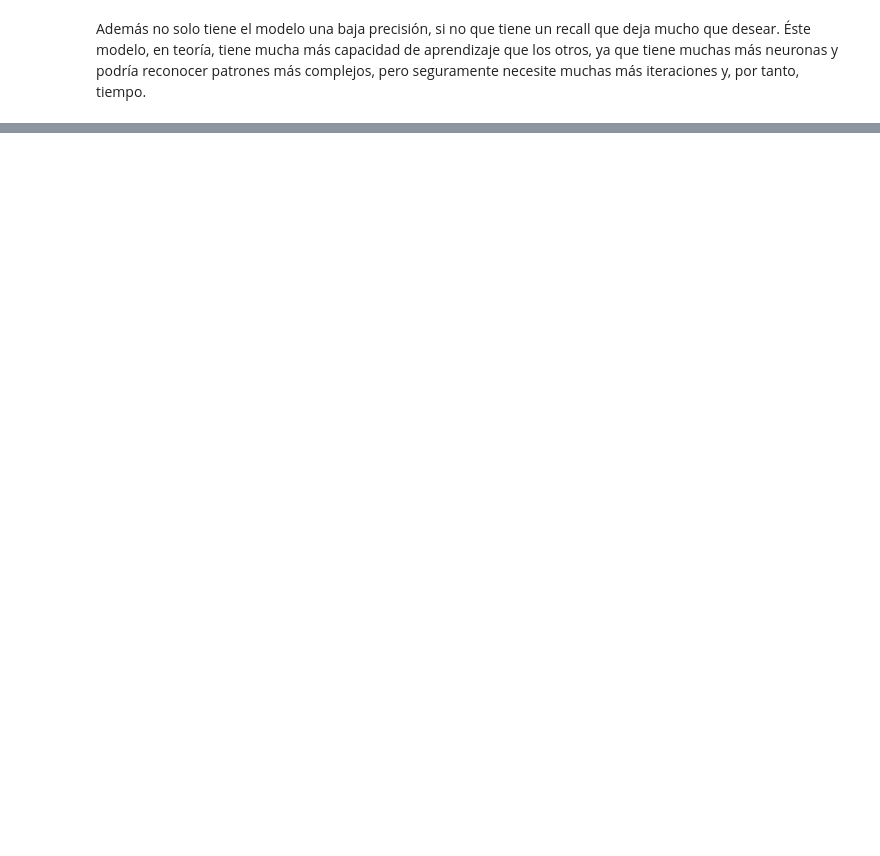
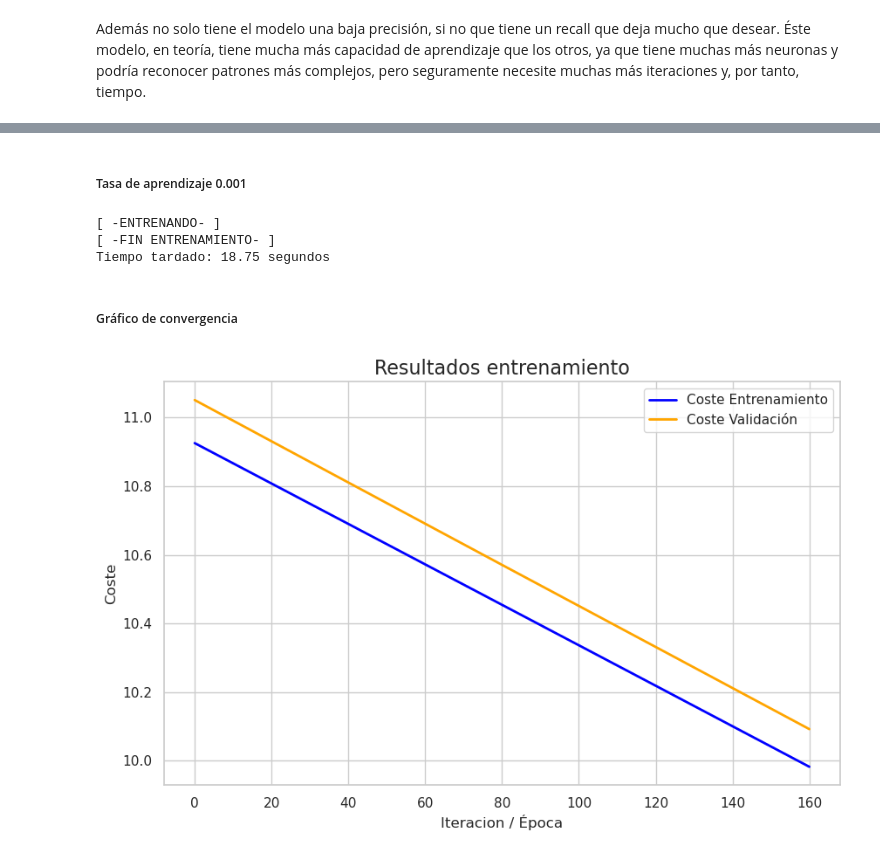
Before and after one commit to Val2a/trabajo-ia, a Jupyter notebook: RedesNeuronales.ipynb, the cells around one changed output, grey strips where cells are left out. Saved outputs shown, nothing was run; the diff lists cells and outputs as text; code cells hidden in the pictures; blank space fills up the shorter version.

Commit message:
feat: redes neuronales y modificaciones acabadas

```diff
--- a/RedesNeuronales.ipynb
+++ b/RedesNeuronales.ipynb
@@ -1325,0 +1354,44 @@ Sin embargo, hemos comprobado que para éste problema, que no es demasiado compl
+# %%
+dimensiones_capas = [13,64,1]
+num_iter = 200
+intervalo_historial = num_iter / 5
+lmbd = 0.01
+sesgo = 0
+valor_min = 0.01
+valor_max = 1
+# %% [markdown]
+##### Tasa de aprendizaje 0.001
+# %%
+tasa_aprendizaje = 0.001
+
+print("[ -ENTRENANDO- ]")
+inicio = time.time()
+hist_coste_entr, hist_coste_val, modelo = entrenar_red_neuronal(
+    # Entradas de datos
+    X_entr,
+    y_entr,
+    X_val,
+    y_val,
+    # Parámetros
+    dimensiones_capas,
+    tasa_aprendizaje,
+    num_iter,
+    intervalo_historial,
+    lmbd,
+    # Valores iniciales
+    sesgo,
+    valor_min,
+    valor_max)
+final = time.time()
+print("[ -FIN ENTRENAMIENTO- ]")
+print(f"Tiempo tardado: {(final-inicio):.2f} segundos")
+# %% [output]
+[ -ENTRENANDO- ]
+[ -FIN ENTRENAMIENTO- ]
+Tiempo tardado: 18.75 segundos
+# %% [markdown]
+##### Gráfico de convergencia
+# %%
+plot_historial('Resultados entrenamiento', 'Iteracion / Época', 'Coste', hist_coste_entr, hist_coste_val, intervalo_historial)
+# %% [output]
+[figure, added]
```
Also changed, not shown: parts of 127 cells of this notebook.
